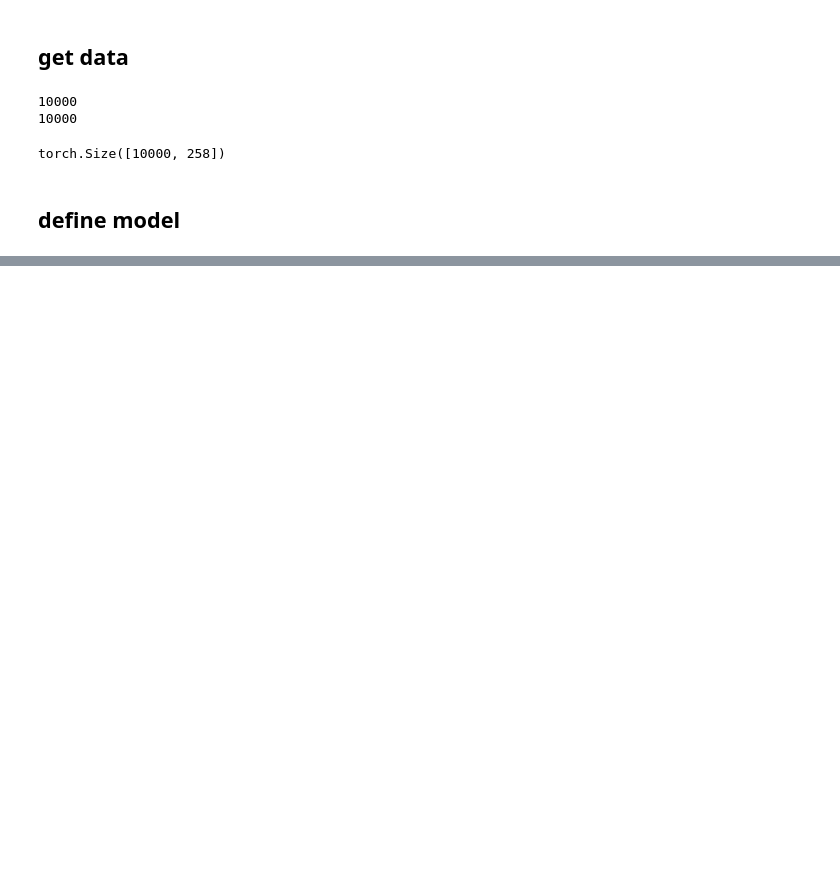
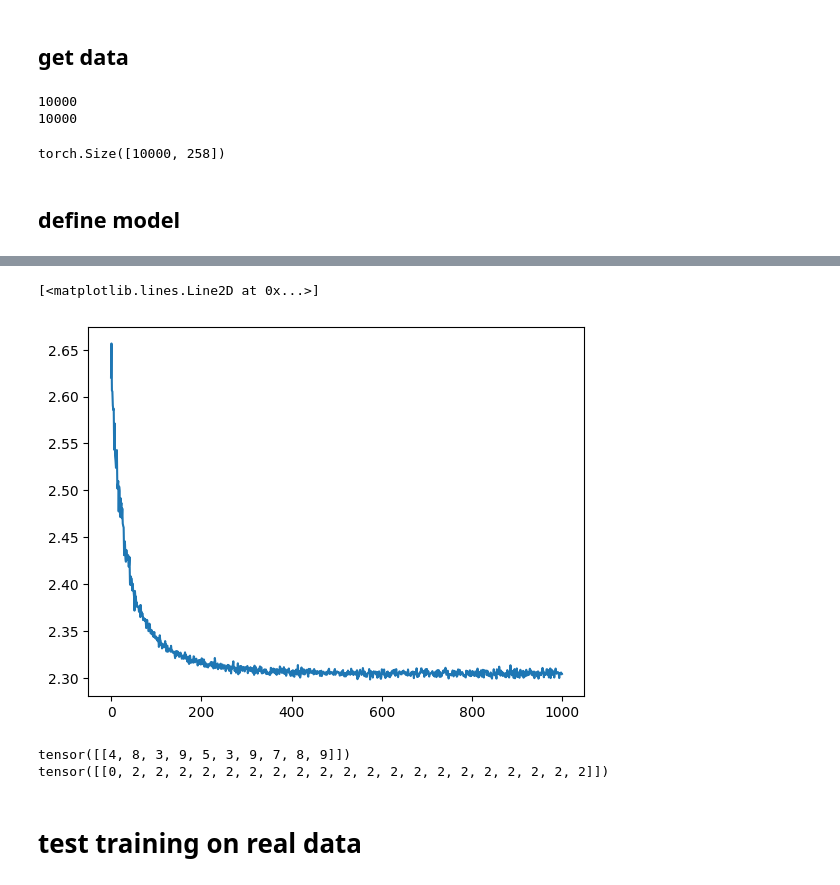
Before and after one commit to adamdayan/trans-late-former, a Jupyter notebook: scratch/translator.ipynb, the cells around one changed output, grey strips where cells are left out. Saved outputs shown, nothing was run; the diff lists cells and outputs as text; code cells hidden in the pictures; blank space fills up the shorter version.

Commit message:
synth data test checkpoint

```diff
--- a/scratch/translator.ipynb
+++ b/scratch/translator.ipynb
@@ -249,7 +223,7 @@ class EncoderDecoderTransformer(nn.Module):
 # TODO: work out how to handle extracting k and v from multiple heads in final encoder block?? very possibly I should just rewrite in the kombo-head pattern
 
 model = EncoderDecoderTransformer(
-    n_heads=3, n_embed=60, dropout=0.2, n_blocks=5, context_size=12, input_vocab_size=11, output_vocab_size=11
+    n_heads=3, n_embed=6, dropout=0.2, n_blocks=5, context_size=12, input_vocab_size=12, output_vocab_size=12
 )
 
 # x = torch.arange(11)
@@ -258,4 +232,7 @@ src = torch.tensor([[0, 2, 5, 6, 4, 3, 9, 5, 2, 9, 10, 1],
                     [0, 2, 8, 7, 3, 4, 5, 6, 7, 2, 10, 1]])
 target = torch.tensor([[0, 1, 7, 4, 3, 5, 9, 2, 8, 10, 9, 1],
                        [0, 1, 5, 6, 2, 4, 7, 6, 2, 8, 10, 1]])
-model(src, target[1:])
+start_symbol = torch.zeros(target.shape[0], 1).fill_(11).type_as(target)
+y = torch.cat((start_symbol, target[:,:-1]), dim=1)
+src_mask, targ_mask = create_mask(src, target, 10)
+out = model(src, y, src_mask, targ_mask)
@@ -273,0 +245,14 @@ torch.Size([2, 12])
+# %%
+def generate_fake_data(vocab_size, batch_size):
+    data = torch.randint(2, vocab_size+2, size=(batch_size, 10))
+    # data[:,0] = 3
+    src = data.requires_grad_(False).clone().detach()
+    target = data.requires_grad_(False).clone().detach()
+    target = torch.cat((torch.zeros(target.shape[0], 1), target), dim=1)
+    target = torch.cat((target, torch.ones(target.shape[0], 1)), dim=1)
+    targ = target[:,:-1].type(torch.long)
+    labels = target[:,1:].type(torch.long)
+    src_mask, targ_mask = create_mask(src, targ, 99)
+    return [src, targ, labels, src_mask, targ_mask]
+# %%
+src, targ, labels, src_mask, targ_mask = generate_fake_data(10, 2)
@@ -273,0 +267,20 @@ torch.Size([2, 12])
+# %%
+model = EncoderDecoderTransformer(
+    n_heads=4, n_embed=64, dropout=0.2, n_blocks=6, context_size=20, input_vocab_size=12, output_vocab_size=12
+)
+
+optim = torch.optim.Adam(model.parameters(), lr=1e-3, betas=(0.9, 0.98), eps=1e-9)
+
+losses = []
+
+for step in range(1000):
+    src, targ, labels, src_mask, targ_mask = generate_fake_data(10, 64)
+    # forward pass
+    logits = model(src, targ, src_mask, targ_mask)
+    loss = calculate_loss(logits, labels)
+    losses.append(loss.item())
+    optim.zero_grad()
+    loss.backward()
+    optim.step()
+    if step % 100 == 0:
+        print(f"{step=} {loss.item()=}")
@@ -273,0 +298,29 @@ torch.Size([2, 12])
+# %%
+plt.plot(losses)
+# %% [output]
+[<matplotlib.lines.Line2D at 0x...>]
+[figure, added]
+# %%
+def greedy_decoding(model, src, context_size):
+    cur_targ = torch.zeros((1,1)).type(torch.int)
+    src_mask, _ = create_mask(src, src, 99)
+    model.encode(src, src_mask)
+    for i in range(context_size):
+        src_mask, targ_mask = create_mask(src, cur_targ, 99)
+        proj = model.decode(cur_targ, src_mask, targ_mask)
+        tok = torch.argmax(proj[:,-1], keepdims=True)
+        if tok.item() == 1:
+            return cur_targ
+        cur_targ = torch.cat([cur_targ, tok], dim=1)
+    return cur_targ
+
+src = torch.randint(2, 12, size=(1, 10))
+
+cur_targ = greedy_decoding(model, src, 20)
+print(src)
+print(cur_targ)
+# %% [output]
+tensor([[4, 8, 3, 9, 5, 3, 9, 7, 8, 9]])
+tensor([[0, 2, 2, 2, 2, 2, 2, 2, 2, 2, 2, 2, 2, 2, 2, 2, 2, 2, 2, 2, 2]])
+# %% [markdown]
+# test training on real data
```
Also changed, not shown: parts of 23 cells of this notebook.
